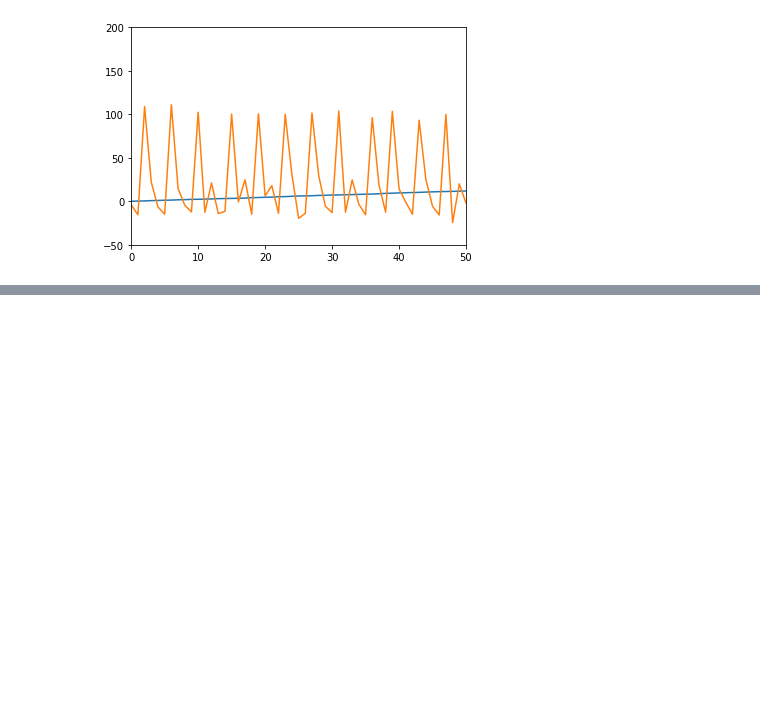
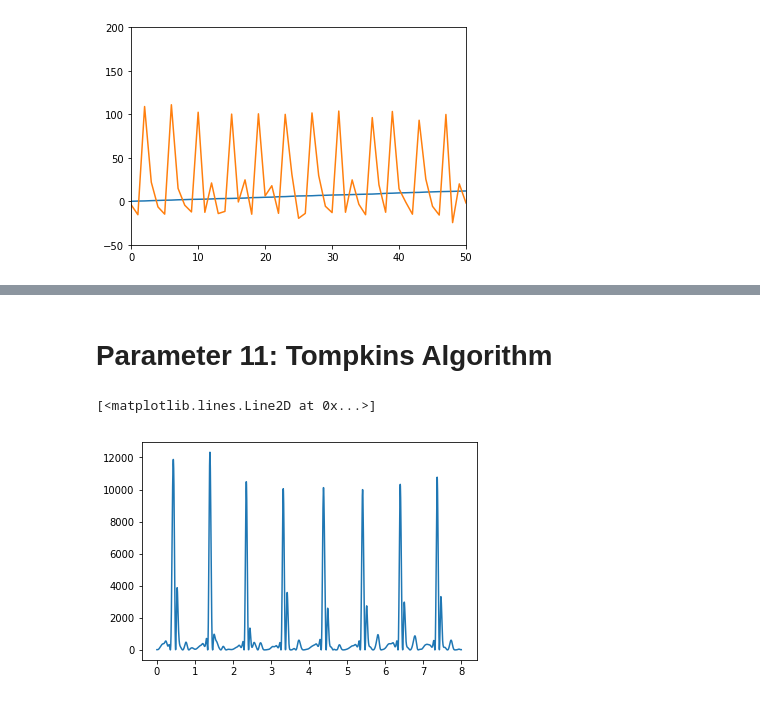
Before and after one commit to AhmadChaiban/War_on_arrhythmia, a Jupyter notebook: Thesis_Notebook.ipynb, the cells around one changed output, grey strips where cells are left out. Saved outputs shown, nothing was run; the diff lists cells and outputs as text; code cells hidden in the pictures; blank space fills up the shorter version.

```diff
--- a/Thesis_Notebook.ipynb
+++ b/Thesis_Notebook.ipynb
@@ -759,0 +755,8 @@ M
+# %% [markdown]
+# Parameter 11: Tompkins Algorithm
+# %%
+signal = np.power(MIT_signal[0:2400],2)
+plt.plot(time[0:2400],signal)
+# %% [output]
+[<matplotlib.lines.Line2D at 0x...>]
+[figure, added]
```
Also changed, not shown: parts of 29 cells of this notebook, 3 other files.
